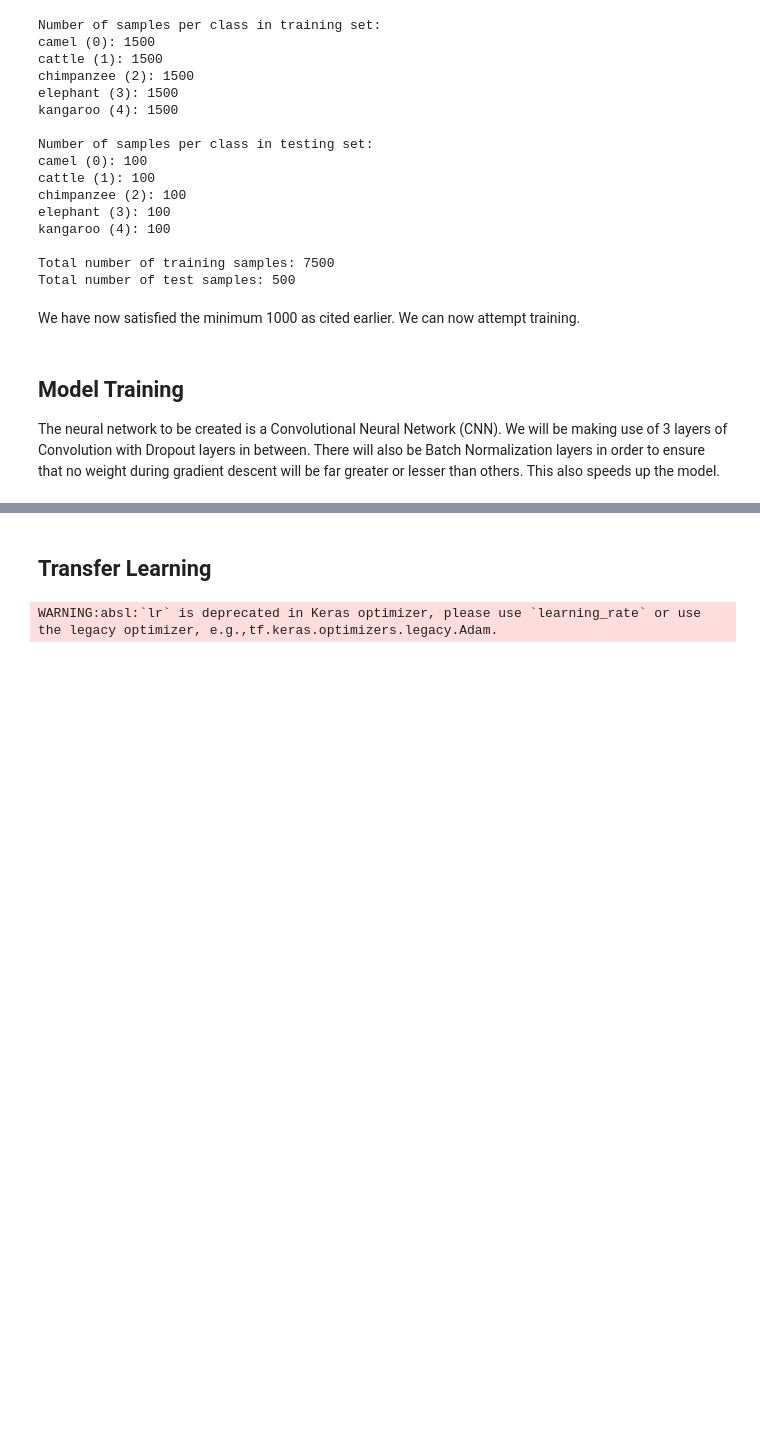
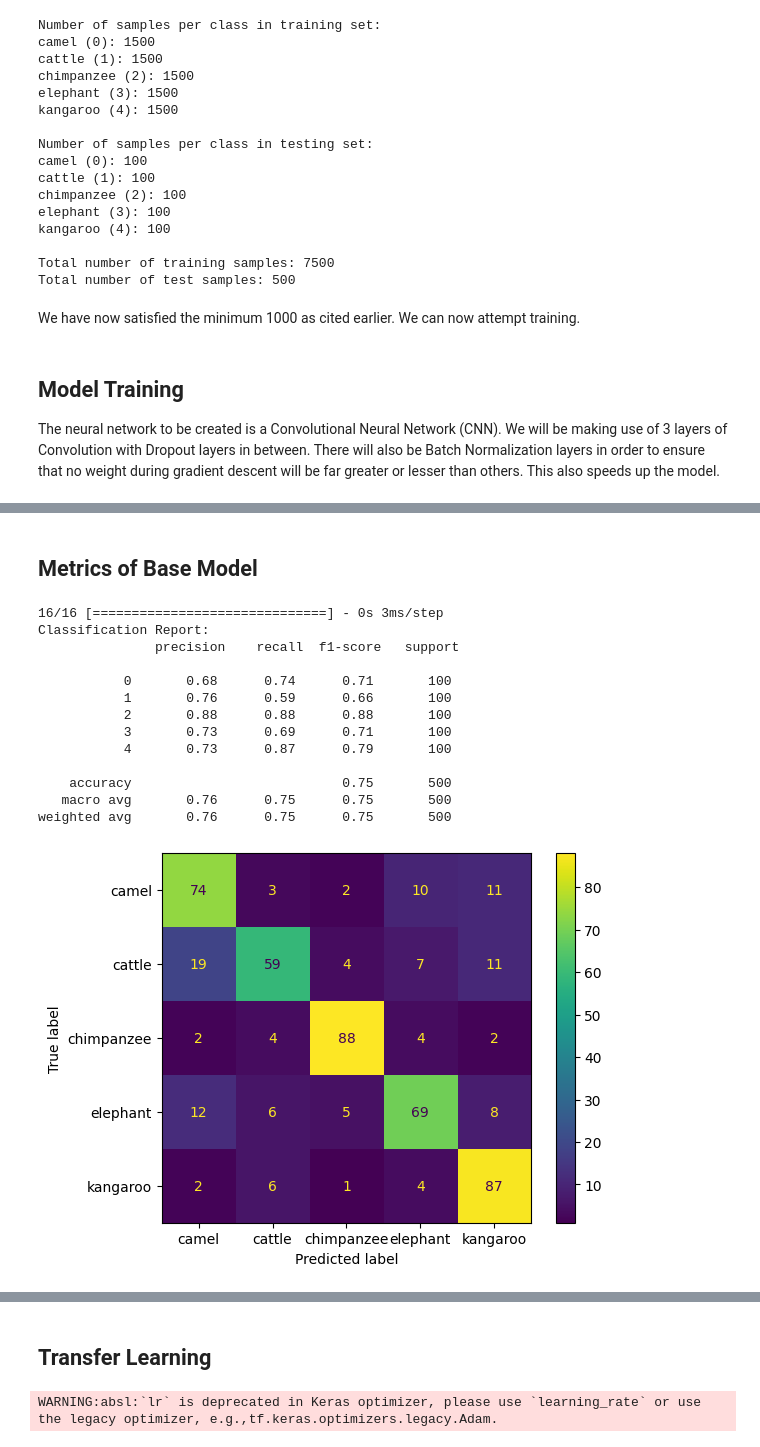
Before and after one commit to not-joosh/cifar-omni-herbi-ml-bin, a Jupyter notebook: cifar_omni_herbi_ml.ipynb, the cells around one changed output, grey strips where cells are left out. Saved outputs shown, nothing was run; the diff lists cells and outputs as text; code cells hidden in the pictures; blank space fills up the shorter version.

```diff
--- a/cifar_omni_herbi_ml.ipynb
+++ b/cifar_omni_herbi_ml.ipynb
@@ -324,0 +325,35 @@ Epoch 300: val_accuracy did not improve from 0.76200
+# %% [markdown]
+## Metrics of Base Model
+# %%
+from sklearn.metrics import confusion_matrix, classification_report, ConfusionMatrixDisplay
+model = tf.keras.models.load_model(filepath)
+
+# Make predictions on the test set
+y_pred = model.predict(X_test)
+
+y_pred_classes = [np.argmax(element) for element in y_pred]
+y_test_classes = [np.argmax(element) for element in y_test]
+
+print("Classification Report:\n", classification_report(y_test_classes, y_pred_classes))
+
+conf_matrix = confusion_matrix(y_test_classes, y_pred_classes)
+
+cm_display = ConfusionMatrixDisplay(confusion_matrix=conf_matrix, display_labels=herbi_omni)
+
+cm_display.plot()
+plt.show()
+# %% [output]
+16/16 [==============================] - 0s 3ms/step
+Classification Report:
+               precision    recall  f1-score   support
+
+           0       0.68      0.74      0.71       100
+           1       0.76      0.59      0.66       100
+           2       0.88      0.88      0.88       100
+           3       0.73      0.69      0.71       100
+           4       0.73      0.87      0.79       100
+
+    accuracy                           0.75       500
+   macro avg       0.76      0.75      0.75       500
+weighted avg       0.76      0.75      0.75       500
+[figure, added]
```
Also changed, not shown: parts of 12 cells of this notebook, 4 other files.
